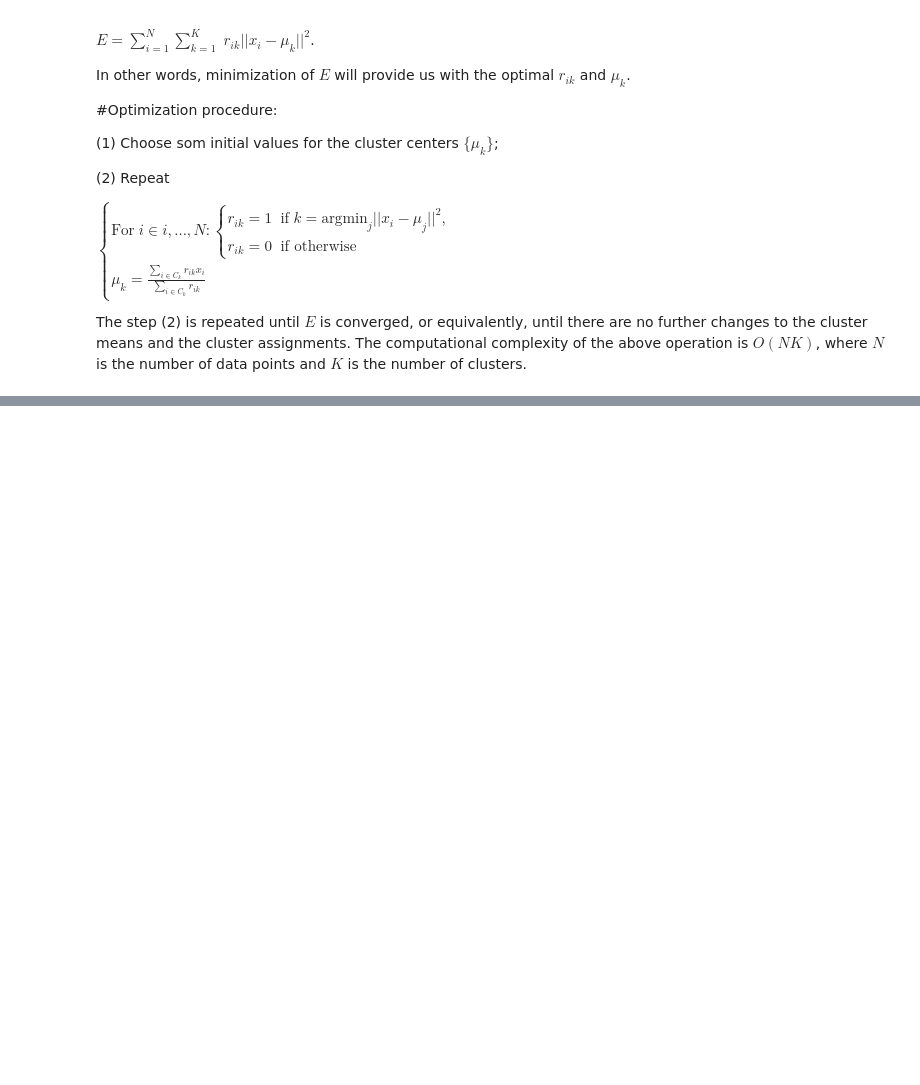
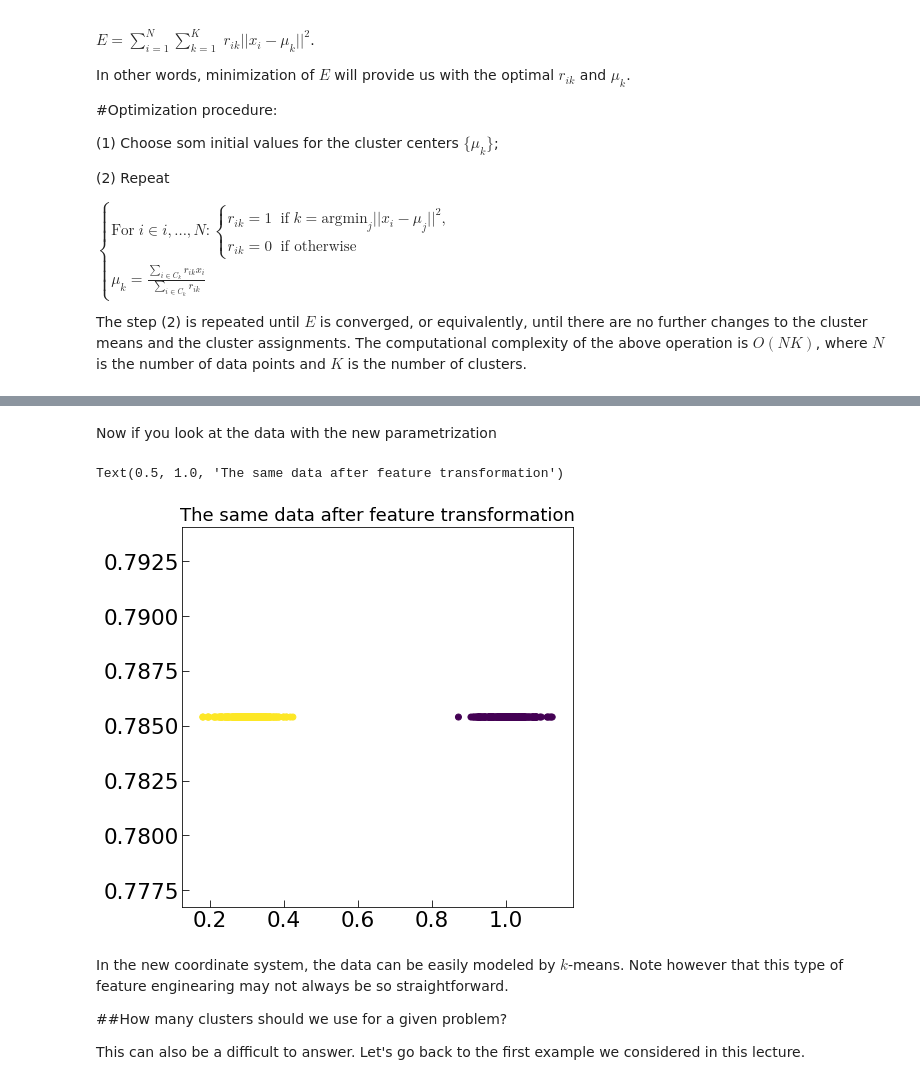
Before and after one commit to mjvakili/MLcourse, a Jupyter notebook: day5/k_means.ipynb, the cells around one changed output, grey strips where cells are left out. Cells and saved outputs as stored; diff of their text form; code cells hidden in the pictures; blank space fills up the shorter version.

```diff
--- a/day5/k_means.ipynb
+++ b/day5/k_means.ipynb
@@ -88,0 +135,18 @@ initial choice of cluster centers
+# %%
+X_new  = np.zeros_like(X)
+X_new[:,0] = (X[:,0]**2. + X[:,1]**2.)**.5
+X_new[:,1] = np.arctan(X[:,1]/X[:,1])
+# %% [markdown]
+Now if you look at the data with the new parametrization
+# %%
+plt.scatter(X_new[:,0], X_new[:,1], c = y)
+plt.title("The same data after feature transformation")
+# %% [output]
+Text(0.5, 1.0, 'The same data after feature transformation')
+[figure, added]
+# %% [markdown]
+In the new coordinate system, the data can be easily modeled by $k$-means. Note however that this type of feature enginearing may not always be so straightforward.
+
+##How many clusters should we use for a given problem?
+
+This can also be a difficult to answer. Let's go back to the first example we considered in this lecture.
```
Also changed, not shown: parts of 13 cells of this notebook.
